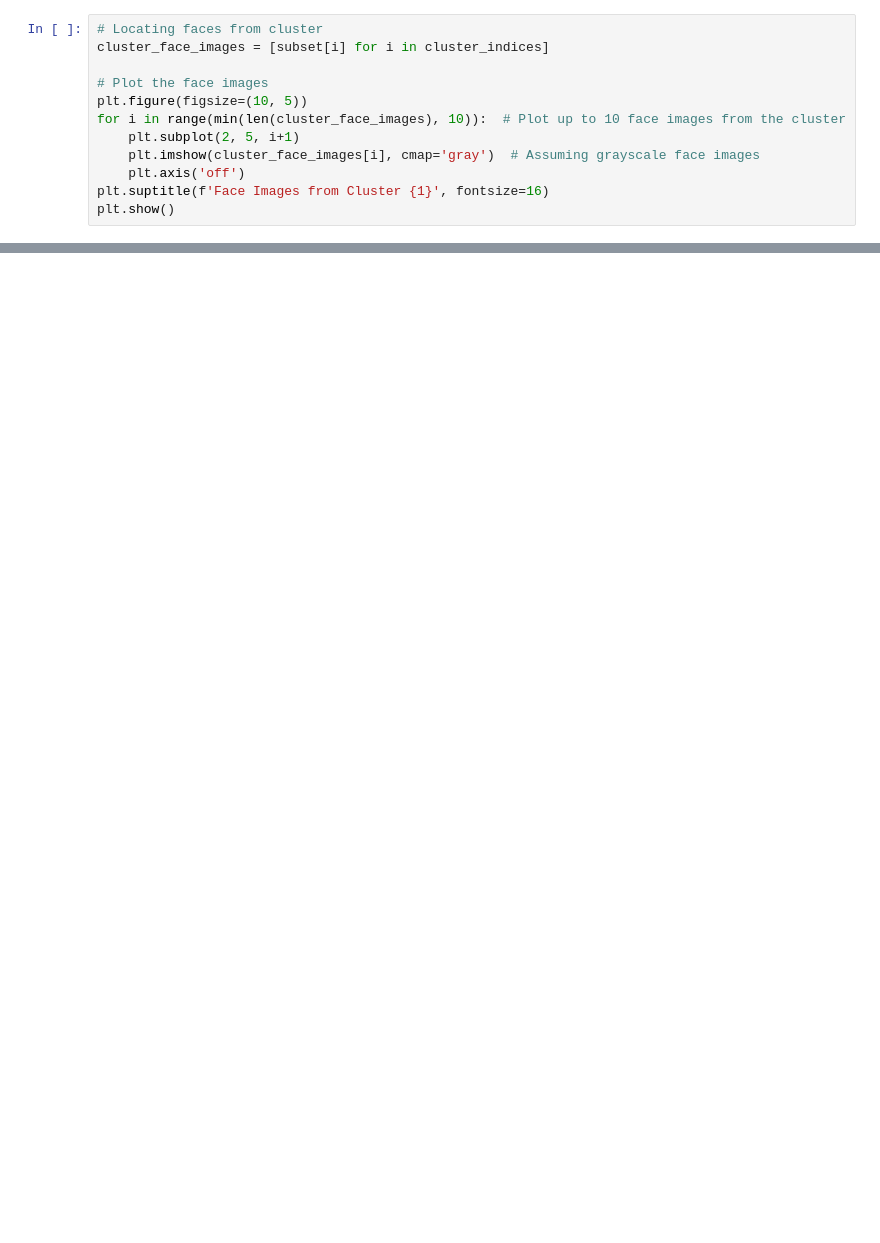
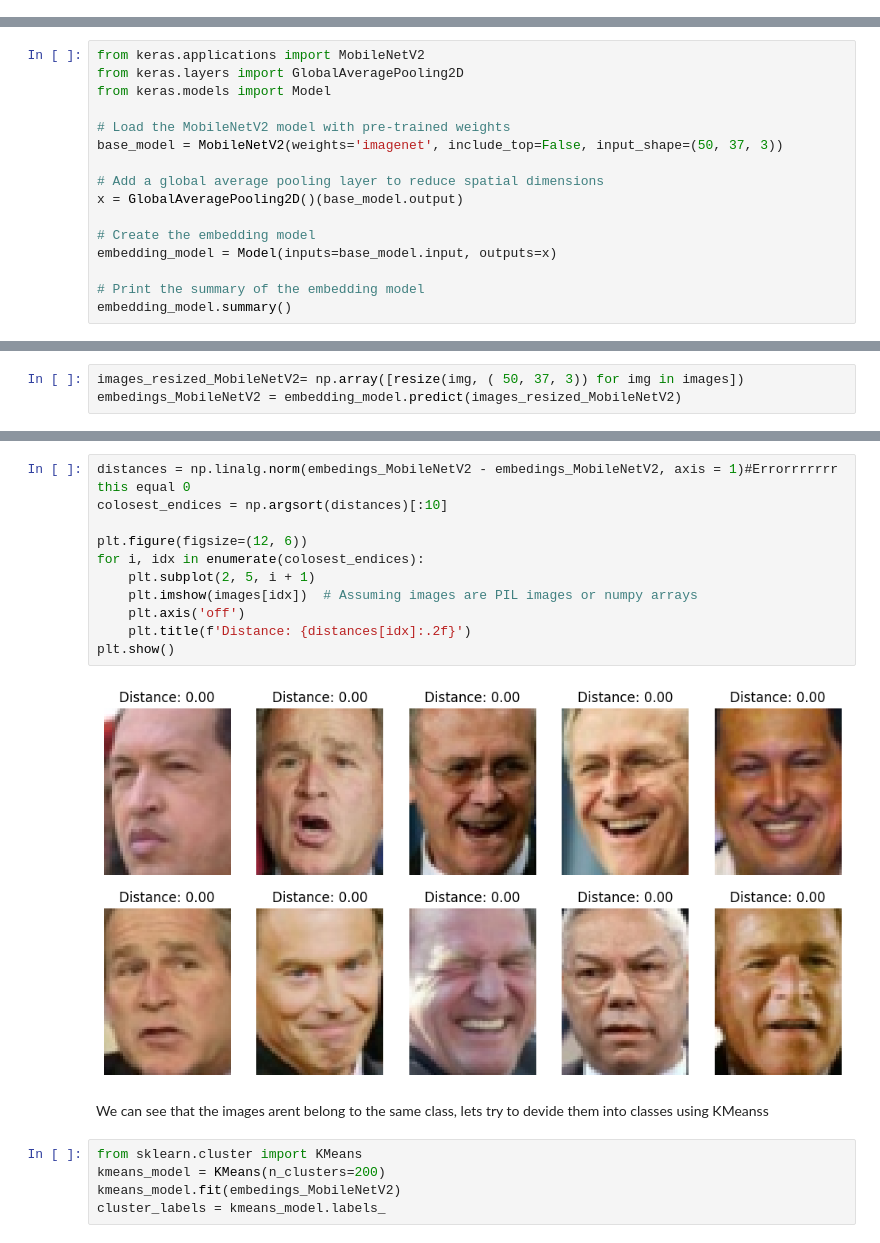
Before and after one commit to SabagYoav/Computer-vision, a Jupyter notebook: Face_embeddings.ipynb, the cells around one changed output, grey strips where cells are left out. Cells and saved outputs as stored; diff of their text form; blank space fills up the shorter version.

```diff
--- a/Face_embeddings.ipynb
+++ b/Face_embeddings.ipynb
@@ -135,12 +0,0 @@ plt.show()
-# %%
-# Locating faces from cluster
-cluster_face_images = [subset[i] for i in cluster_indices]
-
-# Plot the face images
-plt.figure(figsize=(10, 5))
-for i in range(min(len(cluster_face_images), 10)):  # Plot up to 10 face images from the cluster
-    plt.subplot(2, 5, i+1)
-    plt.imshow(cluster_face_images[i], cmap='gray')  # Assuming grayscale face images
-    plt.axis('off')
-plt.suptitle(f'Face Images from Cluster {1}', fontsize=16)
-plt.show()
@@ -148,0 +53,16 @@ plt.show()
+# %%
+from keras.applications import MobileNetV2
+from keras.layers import GlobalAveragePooling2D
+from keras.models import Model
+
+# Load the MobileNetV2 model with pre-trained weights
+base_model = MobileNetV2(weights='imagenet', include_top=False, input_shape=(50, 37, 3))
+
+# Add a global average pooling layer to reduce spatial dimensions
+x = GlobalAveragePooling2D()(base_model.output)
+
+# Create the embedding model
+embedding_model = Model(inputs=base_model.input, outputs=x)
+
+# Print the summary of the embedding model
+embedding_model.summary()
@@ -148,0 +83,3 @@ plt.show()
+# %%
+images_resized_MobileNetV2= np.array([resize(img, ( 50, 37, 3)) for img in images])
+embedings_MobileNetV2 = embedding_model.predict(images_resized_MobileNetV2)
@@ -148,0 +88,20 @@ plt.show()
+# %%
+distances = np.linalg.norm(embedings_MobileNetV2 - embedings_MobileNetV2, axis = 1)#Errorrrrrrr this equal 0
+colosest_endices = np.argsort(distances)[:10]
+
+plt.figure(figsize=(12, 6))
+for i, idx in enumerate(colosest_endices):
+    plt.subplot(2, 5, i + 1)
+    plt.imshow(images[idx])  # Assuming images are PIL images or numpy arrays
+    plt.axis('off')
+    plt.title(f'Distance: {distances[idx]:.2f}')
+plt.show()
+# %% [output]
+[figure, added]
+# %% [markdown]
+We can see that the images arent belong to the same class, lets try to devide them into classes using KMeanss
+# %%
+from sklearn.cluster import KMeans
+kmeans_model = KMeans(n_clusters=200)
+kmeans_model.fit(embedings_MobileNetV2)
+cluster_labels = kmeans_model.labels_
```
Also changed, not shown: parts of 56 cells of this notebook.
